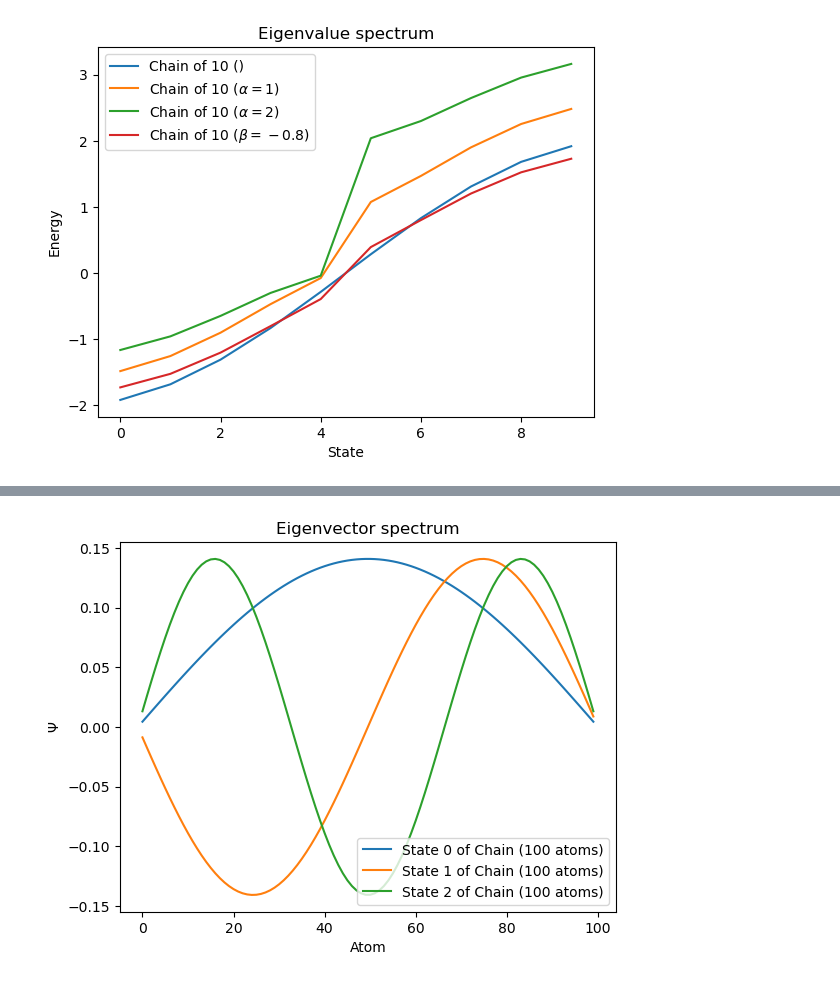
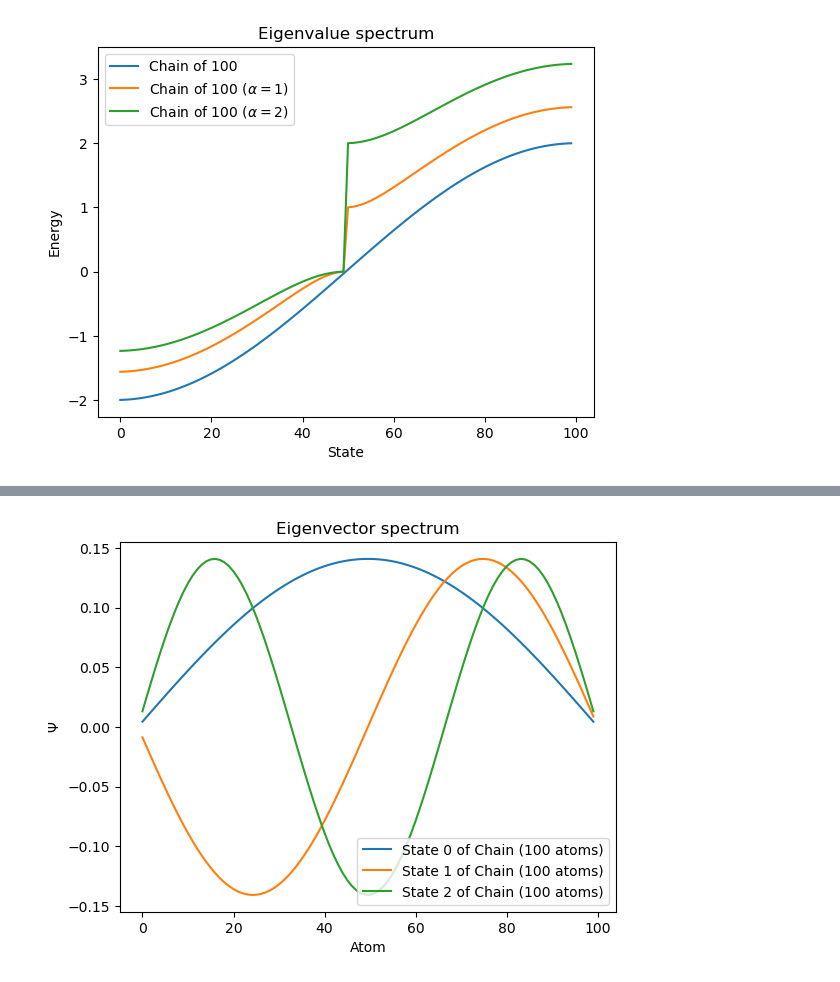
Before and after one commit to matarabadanf/Huckel-HW, a Jupyter notebook: plots/Plots.ipynb, the cells around one changed output, grey strips where cells are left out. Drawn from its saved outputs; the diff is of its cells as text; code cells hidden in the pictures.

Commit message:
Plots

```diff
--- a/plots/Plots.ipynb
+++ b/plots/Plots.ipynb
@@ -17,22 +15,22 @@ ring.plot_eigenvalues()
 # %%
-
-chain = Chain(10)
+# Testing the influence of alpha and beta in the eigenvalues
+chain = Chain(100)
 chain.plot_eigenvalues()
 
-chain_alpha_prime = Chain(10)
+chain_alpha_prime = Chain(100)
 chain_alpha_prime.set_alpha_prime(1)
 chain_alpha_prime.plot_eigenvalues(comment=r'$\alpha=1$')
 
-chain_alpha_prime = Chain(10)
+chain_alpha_prime = Chain(100)
 chain_alpha_prime.set_alpha_prime(2)
 chain_alpha_prime.plot_eigenvalues(comment=r'$\alpha=2$')
 
-chain_beta_minus = Chain(10)
-chain_beta_minus.set_beta_minus(-.8)
-chain_beta_minus.plot_eigenvalues(comment=r'$\beta=-0.8$')
+# chain_beta_minus = Chain(100)
+# chain_beta_minus.set_beta_minus(-.8)
+# chain_beta_minus.plot_eigenvalues(comment=r'$\beta=-0.8$')
 
-chain_beta_minus = Chain(10)
-chain_beta_minus.set_beta_minus(-.5)
-chain_beta_minus.plot_eigenvalues(comment=r'$\beta=-0.5$')
+# chain_beta_minus = Chain(100)
+# chain_beta_minus.set_beta_minus(-.5)
+# chain_beta_minus.plot_eigenvalues(comment=r'$\beta=-0.5$')
 # %% [output]
-[figure, old version]
+[figure, new version]
```
Also changed, not shown: parts of 3 cells of this notebook.
